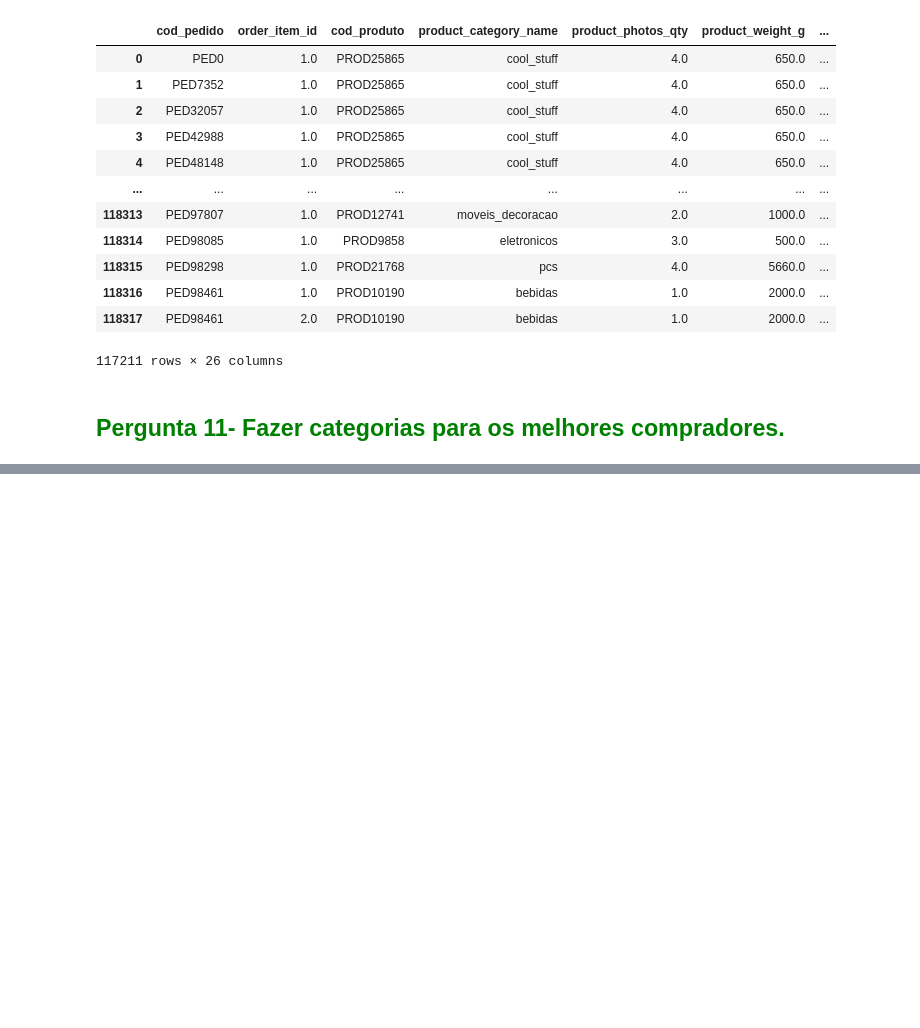
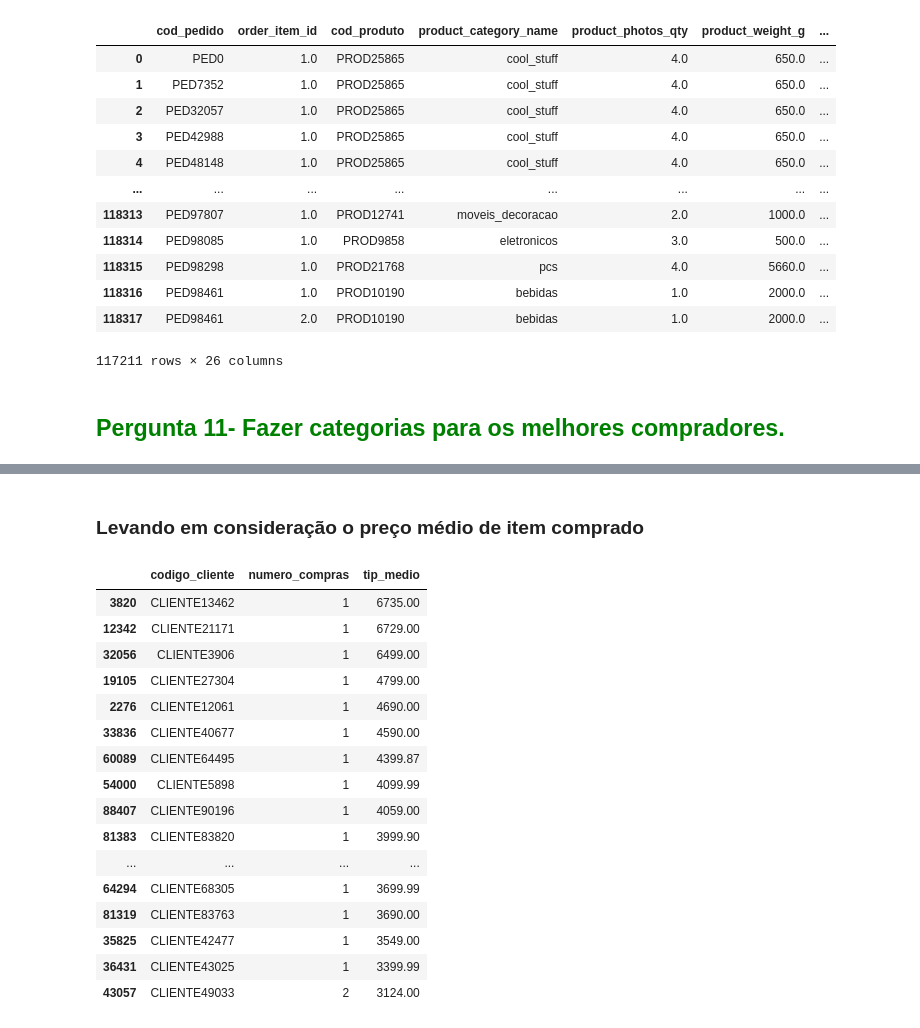
Before and after one commit to RenandeFraga/ProjetoPandasADA, a Jupyter notebook: Análise (1) (3).ipynb, the cells around one changed output, grey strips where cells are left out. Saved outputs shown, nothing was run; the diff lists cells and outputs as text; code cells hidden in the pictures; blank space fills up the shorter version.

```diff
--- a/Análise (1) (3).ipynb
+++ b/Análise (1) (3).ipynb
@@ -1019,0 +1059,25 @@ dados_selecionados
+# %% [markdown]
+<h3> Levando em consideração o preço médio de item comprado </h3>
+# %%
+top_compradores_item = dados_selecionados.groupby('cod_cliente')['price'].agg(['count', 'mean']).reset_index()
+top_compradores_item.columns = ['codigo_cliente', 'numero_compras', 'tip_medio']
+top_compradores_item = top_compradores_item.sort_values(by='tip_medio', ascending=False).head(20)
+top_compradores_item
+# %% [output]
+|  | codigo_cliente | numero_compras | tip_medio |
+| 3820 | CLIENTE13462 | 1 | 6735.00 |
+| 12342 | CLIENTE21171 | 1 | 6729.00 |
+| 32056 | CLIENTE3906 | 1 | 6499.00 |
+| 19105 | CLIENTE27304 | 1 | 4799.00 |
+| 2276 | CLIENTE12061 | 1 | 4690.00 |
+| 33836 | CLIENTE40677 | 1 | 4590.00 |
+| 60089 | CLIENTE64495 | 1 | 4399.87 |
+| 54000 | CLIENTE5898 | 1 | 4099.99 |
+| 88407 | CLIENTE90196 | 1 | 4059.00 |
+| 81383 | CLIENTE83820 | 1 | 3999.90 |
+| ... | ... | ... | ... |
+| 64294 | CLIENTE68305 | 1 | 3699.99 |
+| 81319 | CLIENTE83763 | 1 | 3690.00 |
+| 35825 | CLIENTE42477 | 1 | 3549.00 |
+| 36431 | CLIENTE43025 | 1 | 3399.99 |
+| 43057 | CLIENTE49033 | 2 | 3124.00 |
```
Also changed, not shown: parts of 18 cells of this notebook.
